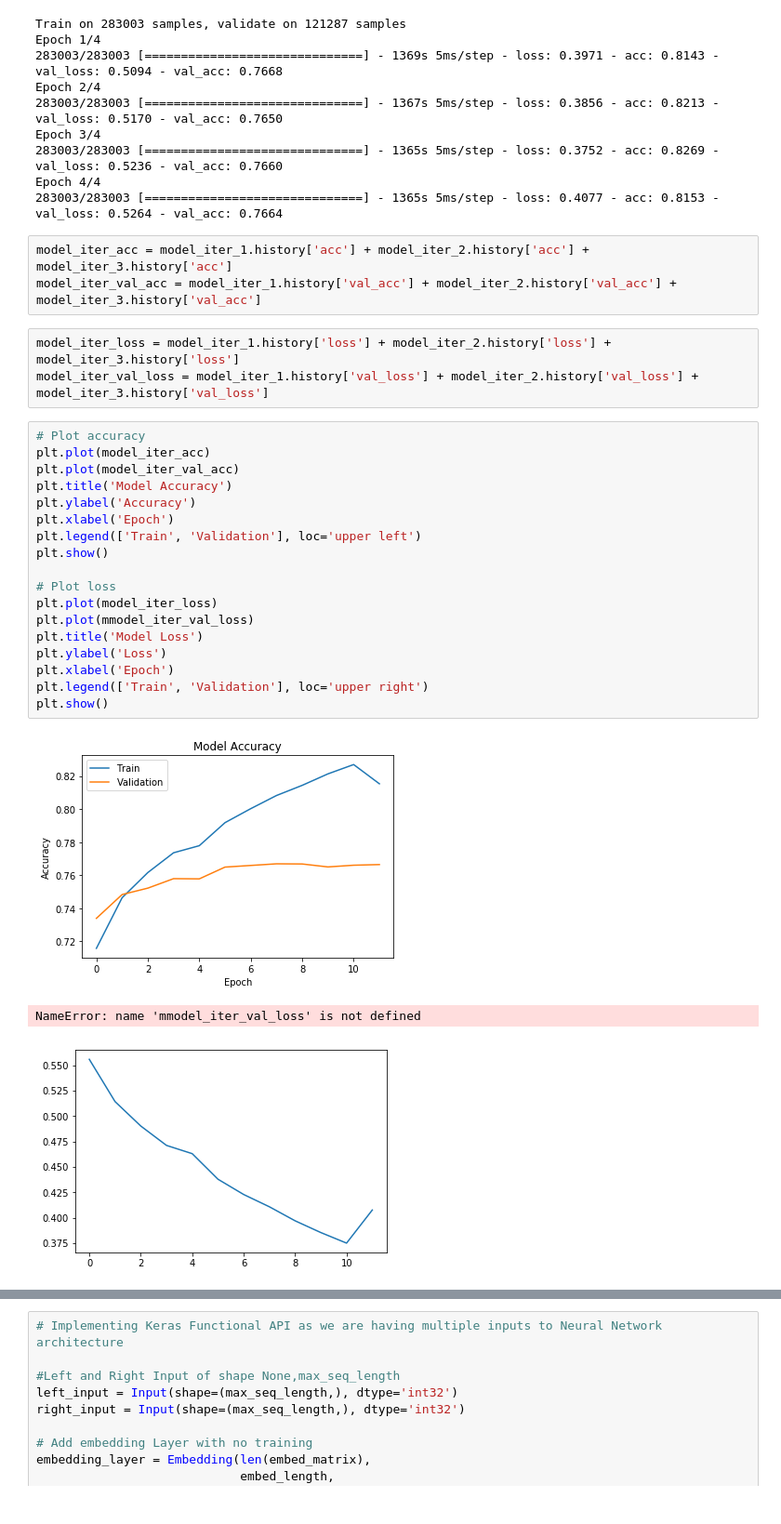
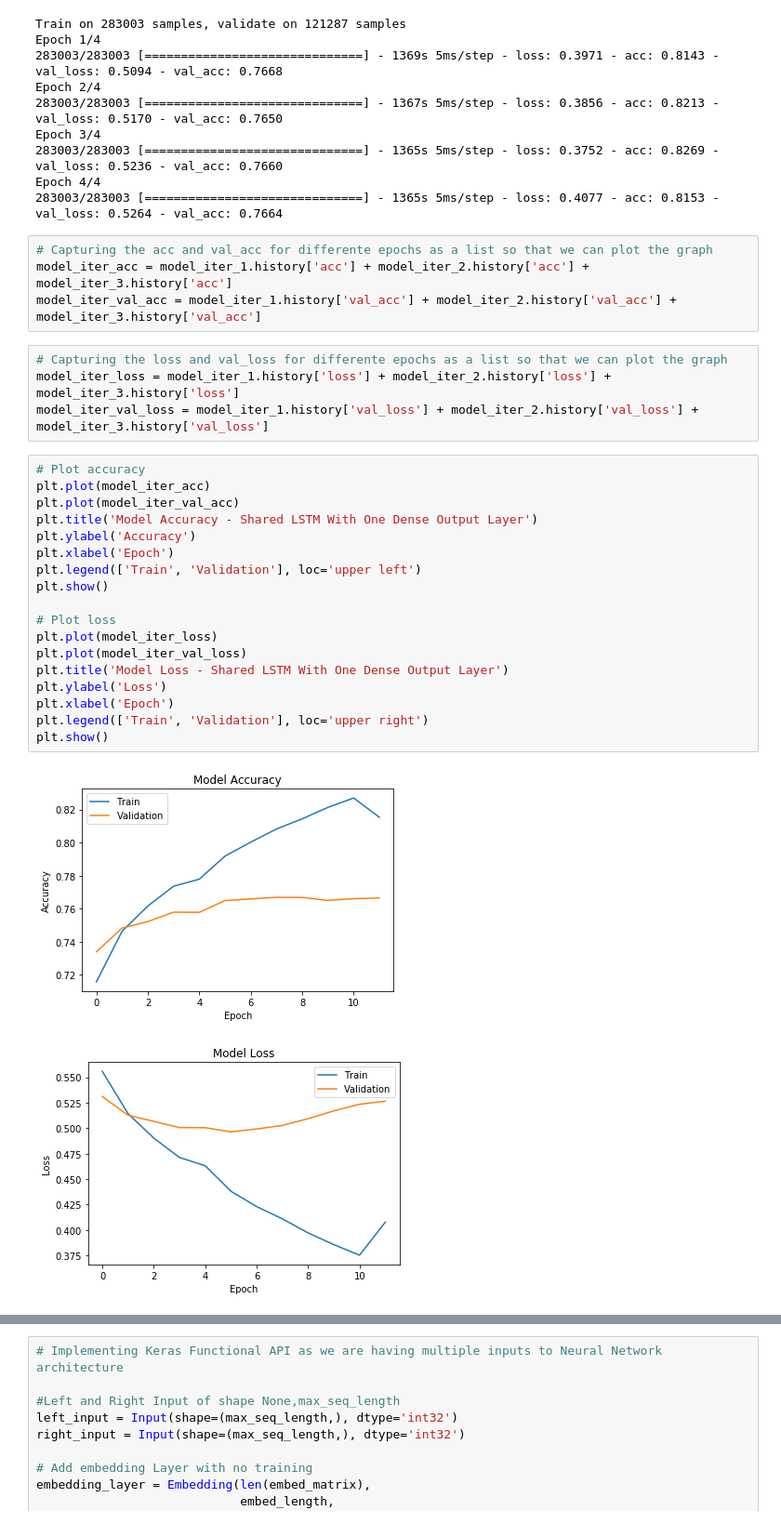
Before and after one commit to janaavula/QuoraKPMG_1, a Jupyter notebook: QuoraQuestionML-Tokenizer.ipynb, the cells around one changed output, grey strips where cells are left out. Shown at 93% size. Saved outputs shown, nothing was run; the diff lists cells and outputs as text.

```diff
--- a/QuoraQuestionML-Tokenizer.ipynb
+++ b/QuoraQuestionML-Tokenizer.ipynb
@@ -966,30 +967,31 @@ Epoch 3/4
 Epoch 4/4
 283003/283003 [==============================] - 1365s 5ms/step - loss: 0.4077 - acc: 0.8153 - val_loss: 0.5264 - val_acc: 0.7664
 # %%
+# Capturing the acc and val_acc for differente epochs as a list so that we can plot the graph
 model_iter_acc = model_iter_1.history['acc'] + model_iter_2.history['acc'] + model_iter_3.history['acc']
 model_iter_val_acc = model_iter_1.history['val_acc'] + model_iter_2.history['val_acc'] + model_iter_3.history['val_acc']
 # %%
+# Capturing the loss and val_loss for differente epochs as a list so that we can plot the graph
 model_iter_loss = model_iter_1.history['loss'] + model_iter_2.history['loss'] + model_iter_3.history['loss']
 model_iter_val_loss = model_iter_1.history['val_loss'] + model_iter_2.history['val_loss'] + model_iter_3.history['val_loss']
 # %%
 # Plot accuracy
 plt.plot(model_iter_acc)
 plt.plot(model_iter_val_acc)
-plt.title('Model Accuracy')
+plt.title('Model Accuracy - Shared LSTM With One Dense Output Layer')
 plt.ylabel('Accuracy')
 plt.xlabel('Epoch')
 plt.legend(['Train', 'Validation'], loc='upper left')
 plt.show()
 
 # Plot loss
 plt.plot(model_iter_loss)
-plt.plot(mmodel_iter_val_loss)
-plt.title('Model Loss')
+plt.plot(model_iter_val_loss)
+plt.title('Model Loss - Shared LSTM With One Dense Output Layer')
 plt.ylabel('Loss')
 plt.xlabel('Epoch')
 plt.legend(['Train', 'Validation'], loc='upper right')
 plt.show()
 # %% [output]
 [figure]
-NameError: name 'mmodel_iter_val_loss' is not defined
-[figure, old version]
+[figure, new version]
```
Also changed, not shown: parts of 71 cells of this notebook, 1 other file.
